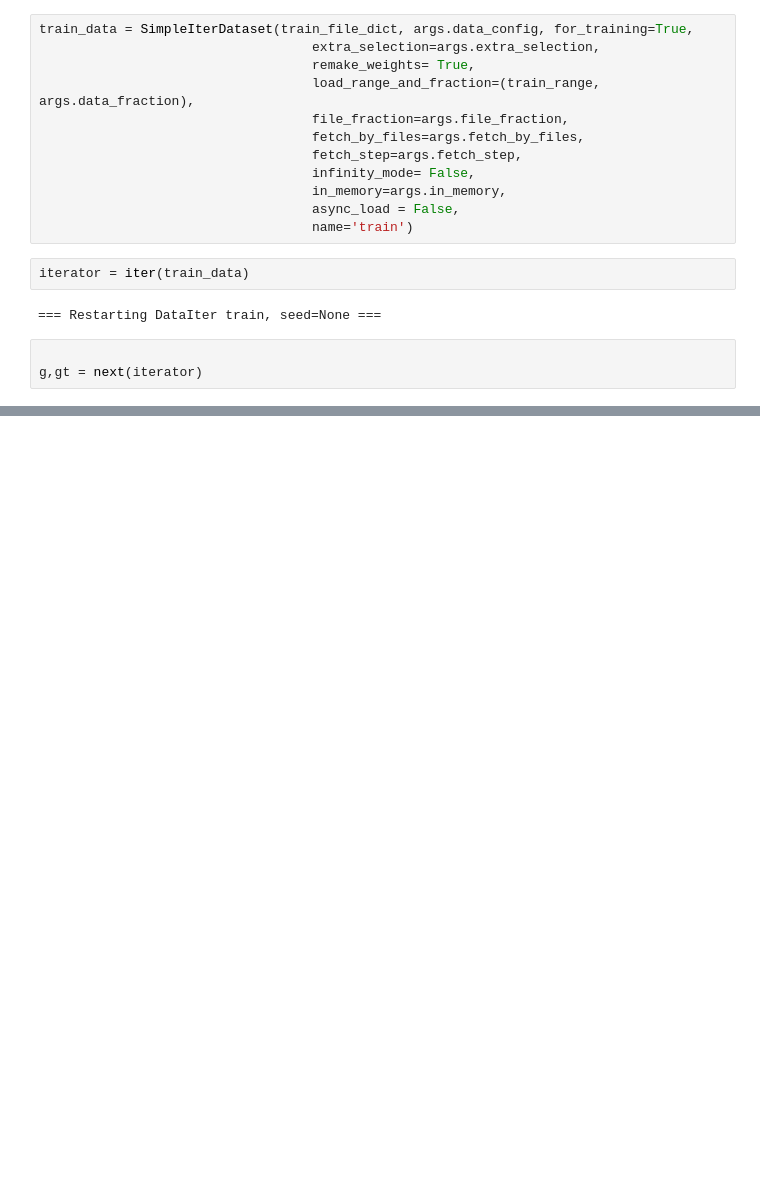
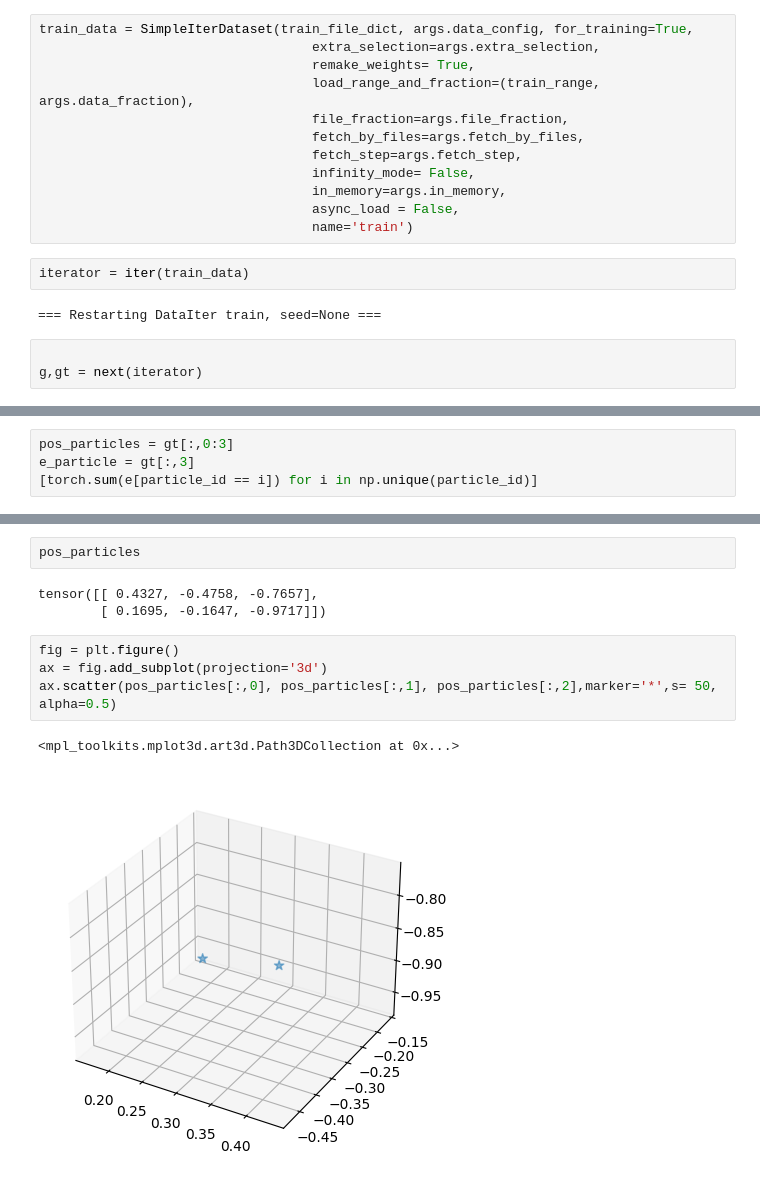
Before and after one commit to selvaggi/mlpf, a Jupyter notebook: notebooks/1_dataset.ipynb, the cells around one changed output, grey strips where cells are left out. Drawn from its saved outputs; the diff is of its cells as text; blank space fills up the shorter version.

```diff
--- a/notebooks/1_dataset.ipynb
+++ b/notebooks/1_dataset.ipynb
@@ -215,0 +67,4 @@ loss_x = loss_mse(positions_particles_pred,x_particles)
+# %%
+pos_particles = gt[:,0:3]
+e_particle = gt[:,3]
+[torch.sum(e[particle_id == i]) for i in np.unique(particle_id)]
@@ -215,0 +87,12 @@ loss_x = loss_mse(positions_particles_pred,x_particles)
+# %%
+pos_particles
+# %% [output]
+tensor([[ 0.4327, -0.4758, -0.7657],
+        [ 0.1695, -0.1647, -0.9717]])
+# %%
+fig = plt.figure()
+ax = fig.add_subplot(projection='3d')
+ax.scatter(pos_particles[:,0], pos_particles[:,1], pos_particles[:,2],marker='*',s= 50, alpha=0.5)
+# %% [output]
+<mpl_toolkits.mplot3d.art3d.Path3DCollection at 0x...>
+[figure, added]
```
Also changed, not shown: parts of 25 cells of this notebook, 1 other file.
